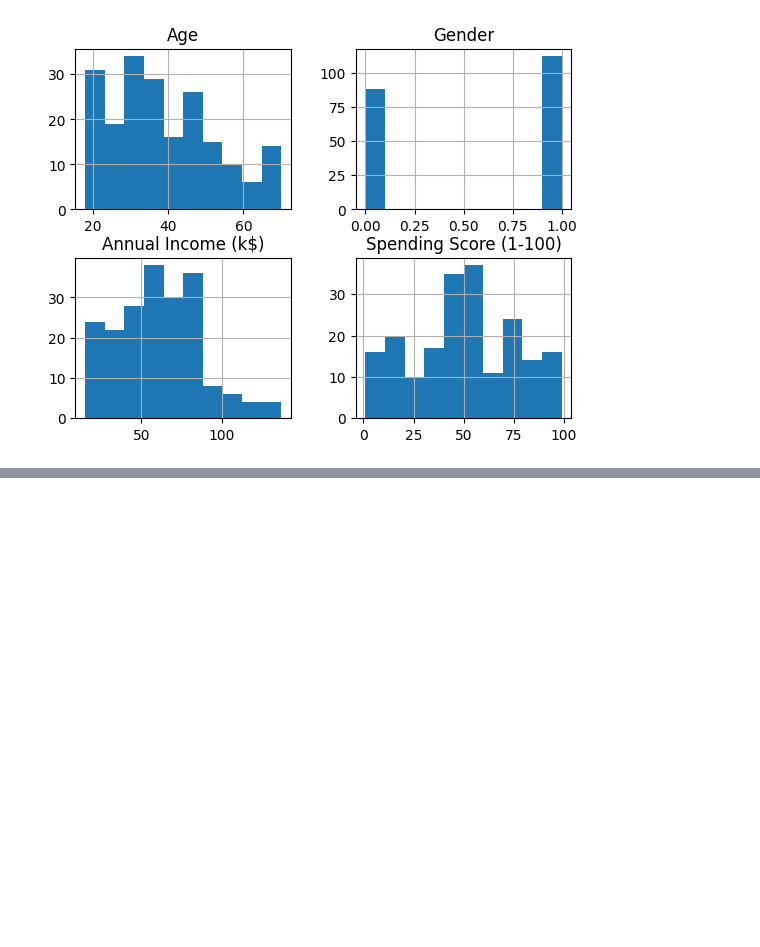
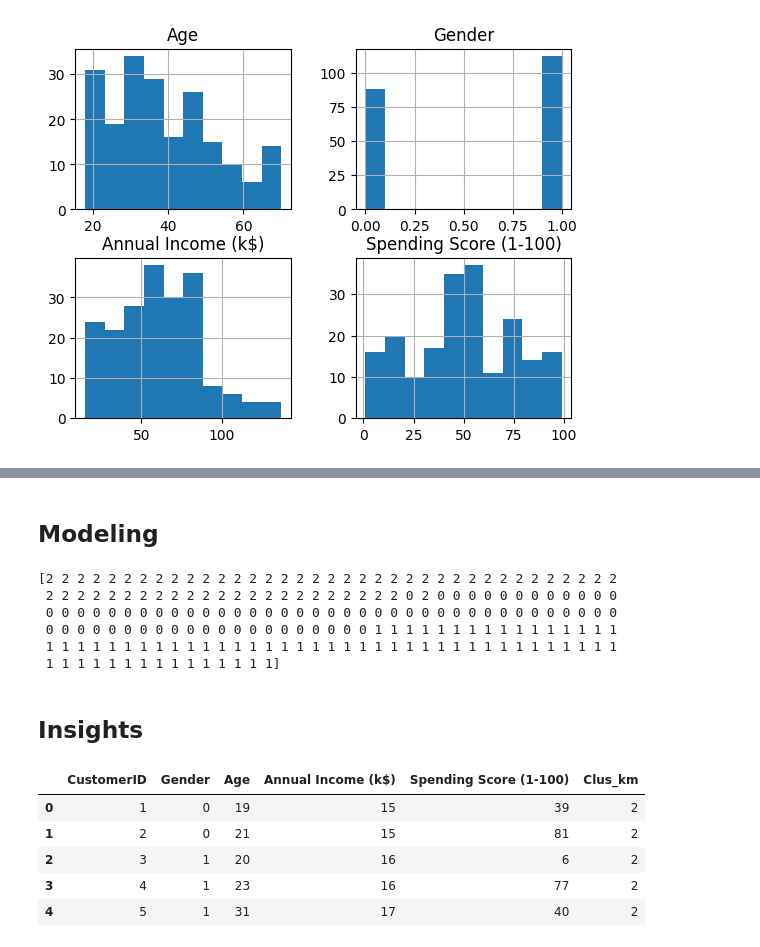
Before and after one commit to suicideland/Maktabkhooneh-Machine-Learning-with-Python, a Jupyter notebook: Season-4/Clustering.ipynb, the cells around one changed output, grey strips where cells are left out. Saved outputs shown, nothing was run; the diff lists cells and outputs as text; code cells hidden in the pictures; blank space fills up the shorter version.

```diff
--- a/Season-4/Clustering.ipynb
+++ b/Season-4/Clustering.ipynb
@@ -64,0 +111,27 @@ plt.show()
+# %% [markdown]
+## Modeling
+# %%
+clusterNum = 3
+k_means = KMeans(init = "k-means++", n_clusters = clusterNum, n_init = 12)
+k_means.fit(X)
+labels = k_means.labels_
+print(labels)
+# %% [output]
+[2 2 2 2 2 2 2 2 2 2 2 2 2 2 2 2 2 2 2 2 2 2 2 2 2 2 2 2 2 2 2 2 2 2 2 2 2
+ 2 2 2 2 2 2 2 2 2 2 2 2 2 2 2 2 2 2 2 2 2 2 2 0 2 0 0 0 0 0 0 0 0 0 0 0 0
+ 0 0 0 0 0 0 0 0 0 0 0 0 0 0 0 0 0 0 0 0 0 0 0 0 0 0 0 0 0 0 0 0 0 0 0 0 0
+ 0 0 0 0 0 0 0 0 0 0 0 0 0 0 0 0 0 0 0 0 0 1 1 1 1 1 1 1 1 1 1 1 1 1 1 1 1
+ 1 1 1 1 1 1 1 1 1 1 1 1 1 1 1 1 1 1 1 1 1 1 1 1 1 1 1 1 1 1 1 1 1 1 1 1 1
+ 1 1 1 1 1 1 1 1 1 1 1 1 1 1 1]
+# %% [markdown]
+## Insights
+# %%
+df["Clus_km"] = labels
+df.head(5)
+# %% [output]
+|  | CustomerID | Gender | Age | Annual Income (k$) | Spending Score (1-100) | Clus_km |
+| 0 | 1 | 0 | 19 | 15 | 39 | 2 |
+| 1 | 2 | 0 | 21 | 15 | 81 | 2 |
+| 2 | 3 | 1 | 20 | 16 | 6 | 2 |
+| 3 | 4 | 1 | 23 | 16 | 77 | 2 |
+| 4 | 5 | 1 | 31 | 17 | 40 | 2 |
```
Also changed, not shown: parts of 10 cells of this notebook.
